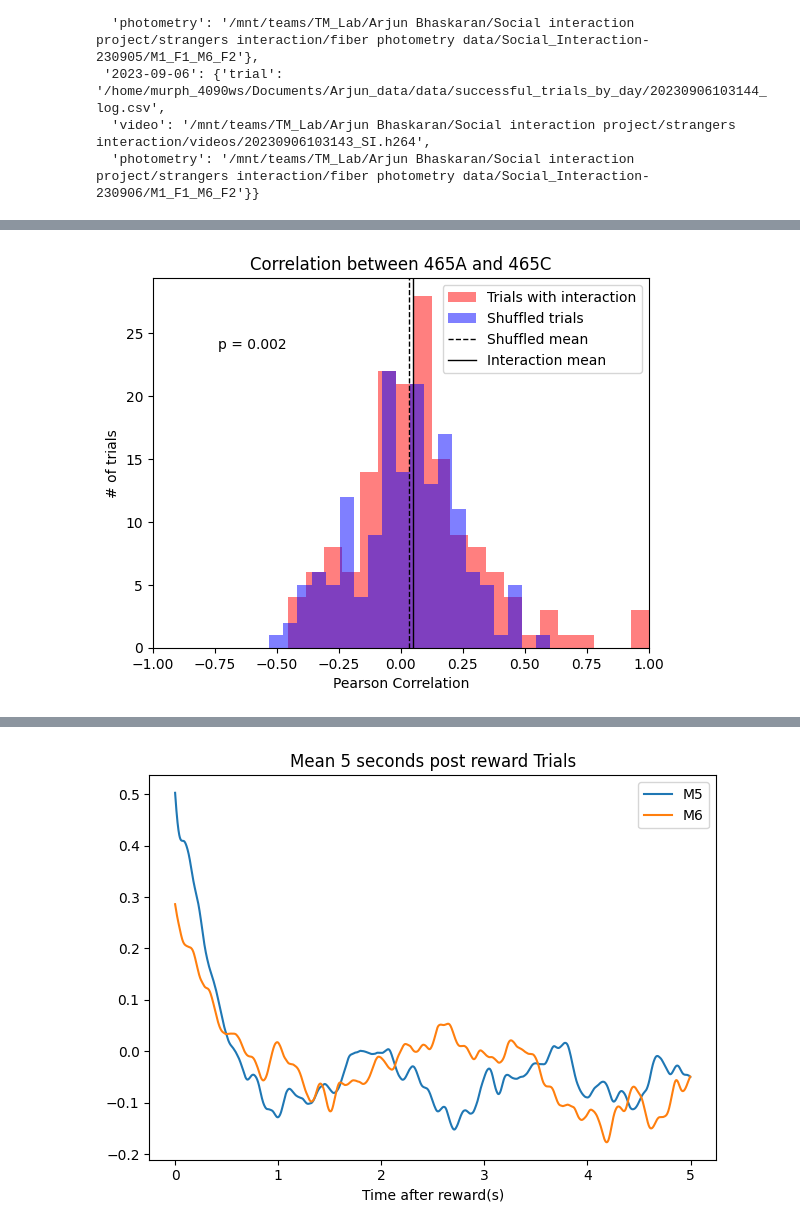
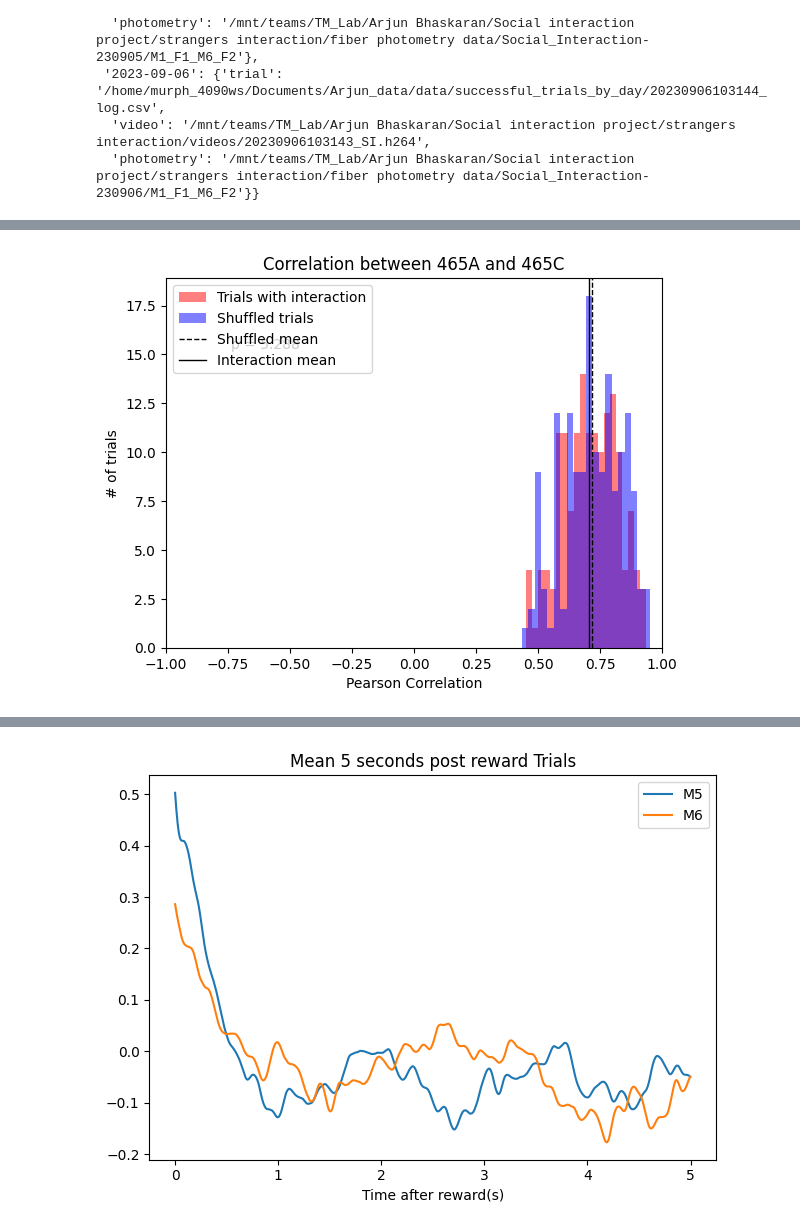
Before and after one commit to Tsuchijo/Interaction_Task_Data_Processing, a Jupyter notebook: src/notebooks/process_photometry.ipynb, the cells around one changed output, grey strips where cells are left out. Cells and saved outputs as stored; diff of their text form; code cells hidden in the pictures.

Commit message:
added new trials

```diff
--- a/src/notebooks/process_photometry.ipynb
+++ b/src/notebooks/process_photometry.ipynb
@@ -185,10 +186,8 @@ def get_trial_photometry_data(key, dict):
     return {
         "465A" : stream_to_trials(data_block.streams['_465A'], delta_time, threshold=0.2),
         "405A" : stream_to_trials(data_block.streams['_405A'], delta_time, threshold=0.01),
-        "corrected_A" : stream_to_trials(data_block.streams['_465A'] - data_block.streams['_405A'], delta_time, threshold=0.2),
         '465C' : stream_to_trials(data_block.streams['_465C'], delta_time, threshold=0.2),
         '405C' : stream_to_trials(data_block.streams['_405C'], delta_time, threshold=0.01),
-        'corrected_C' : stream_to_trials(data_block.streams['_465C'] - data_block.streams['_405C'], delta_time, threshold=0.2),
         'fs' : data_block.streams['_465A'].fs
     }
 
@@ -270,7 +269,7 @@ fail_list_465A = []
 fail_list_465C = []
 for key in [key for key in all_photometry_data.keys() if key[-2:] != '_2']:
     print(key)
-    if key == '2023-08-12' or (int(key[-2:]) < 24 and int(key[5:7]) == 8):
+    if key == '2023-08-12' or (int(key[-2:]) < 25 and int(key[5:7]) == 8):
         continue
     data = get_trial_photometry_data(key, all_photometry_data)
     csv = pd.read_csv(all_photometry_data[key]['trial'])
@@ -319,22 +318,6 @@ ax.plot(mean_465C_reward, color='blue')
 ax.set_title('Avg 5 seconds post reward Trials')
 fig.tight_layout()
 plt.show()
-
-# # plot the average of all successful trials
-# fig, ax = plt.subplots(2, 1)
-# # plot the average of all failed trials
-# ax[0].plot(mean_465C_fail, color='blue')
-# ax[0].plot(mean_465A_fail, color='red')
-# # add title
-# ax[0].set_title('Failed Trials')
-# # plot the average of all successful trials
-# ax[1].plot(mean_465C, color='blue')
-# ax[1].plot(mean_465A, color='red')
-# # add title
-# ax[1].set_title('Successful Trials')
-# # add spacing between plots
-# fig.tight_layout()
-# plt.show()
 # %% [output]
 2023-08-29
 read from t=0s to t=22325.31s
@@ -357,11 +340,30 @@ read from t=0s to t=22325.31s
 # %%
+## function finds the highest correlation between a moving window between two signals
+# params:
+#   signal1: first signal
+#   signal2: second signal
+#   window_size: size of the moving window
+#   step_size: size of the step between each window
+# returns:
+#   max_corr: highest correlation between the two signals
+def find_max_corr(signal1, signal2, window_size, step_size):
+    max_corr = 0
+    max_p = 0
+    for i in range(0, len(signal1) - window_size, step_size):
+        for j in range (0, len(signal2) - window_size, step_size):
+            corr, p = stats.pearsonr(signal1[i:i+window_size], signal2[j:j+window_size])
+            if corr > max_corr:
+                max_corr = corr
+                max_p = p
+    return max_corr, max_p
+
 # iterate through all pairs of data on successful trials and find the correlation between 465A and 465C
 success_correlation = []
 shuffled_correlation = []
 success_p = []
 shuffled_p = []
 for success_A, success_C in zip(success_list_465A, success_list_465C):
-    corr, p = stats.pearsonr(success_A, success_C)
+    corr, p = find_max_corr(success_A, success_C, 10000, 1000)
     success_correlation.append(corr)
     success_p.append(p)
 
@@ -372,7 +374,7 @@ np.random.shuffle(shuffled_465A)
 np.random.shuffle(shuffled_465C)
 
 for shuffled_A, shuffled_C in zip(shuffled_465A, shuffled_465C):
-    corr, p = stats.pearsonr(shuffled_A, shuffled_C)
+    corr, p = find_max_corr(shuffled_A, shuffled_C, 10000, 1000)
     shuffled_correlation.append(corr)
     shuffled_p.append(p)
 
@@ -380,31 +382,31 @@ for shuffled_A, shuffled_C in zip(shuffled_465A, shuffled_465C):
 # shuffle the data 1000 times and find the mean correlation between 465A and 465C
 shuffled_correlation_distribution = []
 # for i in range(100):
 #     np.random.shuffle(shuffled_465A)
 #     np.random.shuffle(shuffled_465C)
 #     for shuffled_A, shuffled_C in zip(shuffled_465A, shuffled_465C):
 #         shuffled_correlation_distribution.append(stats.pearsonr(shuffled_A, shuffled_C)[0])
 
 p_value = (stats.ttest_1samp(success_correlation, 0))[1]
 
 # make a histogram of the correlation between 465A and 465C
 fig, ax = plt.subplots(1, 1)
 ax.hist(success_correlation, bins=20, color='red', label='Trials with interaction', alpha=0.5)
 ax.hist(shuffled_correlation, bins=20, color='blue', label='Shuffled trials', alpha=0.5)
 # take the mean of the shuffled correlation and plot it as a vertical line
 ax.axvline(np.median(shuffled_correlation), color='black', linestyle='dashed', label='Shuffled mean', linewidth=1)
 # take the mean of the success correlation and plot it as a vertical line
 ax.axvline(np.median(success_correlation), color='black', linestyle='solid', label='Interaction mean', linewidth=1)
 # label the vertical lines
 ax.legend()
 ax.set_title('Correlation between 465A and 465C')
 # add p value to the plot
 ax.text(0.2, 0.8, 'p = ' + str(p_value)[:5], horizontalalignment='center', verticalalignment='bottom', transform=ax.transAxes)
 ax.set_xlabel('Pearson Correlation')
 ax.set_ylabel('# of trials')
 ax.set_xlim(-1, 1)
 # save as an svg
 fig.savefig(config.PROJECT_ROOT + '/data/media/figures/correlation.svg')
 plt.show()
 # %% [output]
-[figure, old version]
+[figure, new version]
```
Also changed, not shown: parts of 5 cells of this notebook, 16 other files.
